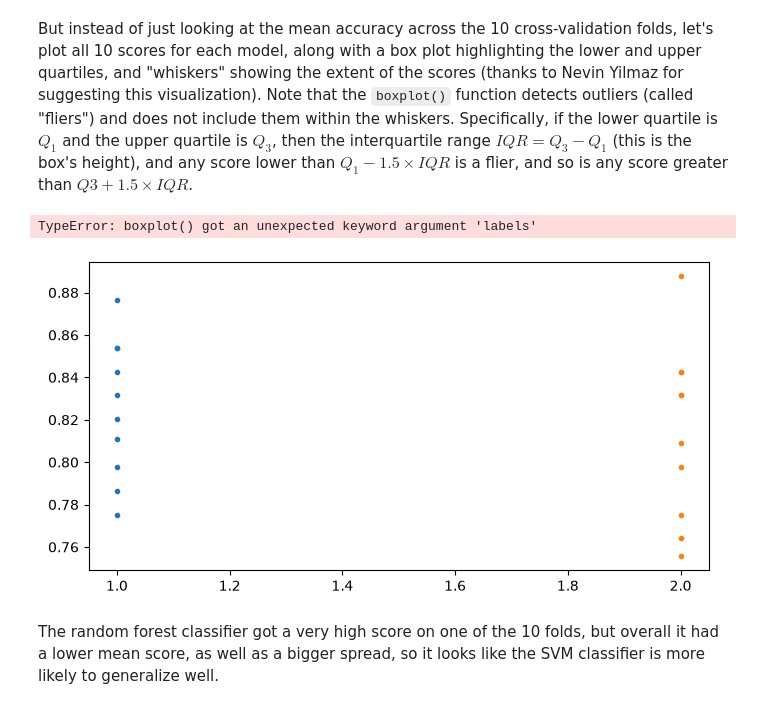
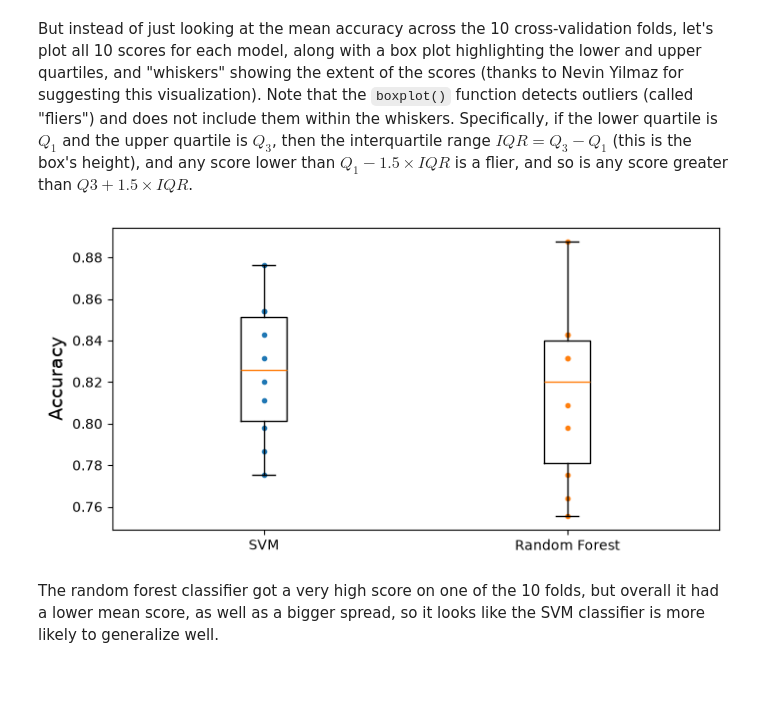
Before and after one commit to blackanz/ml, a Jupyter notebook: handson-ml3/03_classification.ipynb, the cells around one changed output. Saved outputs shown, nothing was run; the diff lists cells and outputs as text; code cells hidden in the pictures; blank space fills up the shorter version.

```diff
--- a/handson-ml3/03_classification.ipynb
+++ b/handson-ml3/03_classification.ipynb
@@ -1064,13 +1064,12 @@ But instead of just looking at the mean accuracy across the 10 cross-validation
 # %%
 plt.figure(figsize=(8, 4))
 plt.plot([1]*10, svm_scores, ".")
 plt.plot([2]*10, forest_scores, ".")
-plt.boxplot([svm_scores, forest_scores], labels=("SVM", "Random Forest"))
+plt.boxplot([svm_scores, forest_scores], tick_labels=("SVM", "Random Forest"))
 plt.ylabel("Accuracy")
 plt.show()
 # %% [output]
-TypeError: boxplot() got an unexpected keyword argument 'labels'
-[figure, old version]
+[figure, new version]
 # %% [markdown]
 The random forest classifier got a very high score on one of the 10 folds, but overall it had a lower mean score, as well as a bigger spread, so it looks like the SVM classifier is more likely to generalize well.
 # %% [markdown]
```
Also changed, not shown: parts of 4 cells of this notebook, 1 other file.
